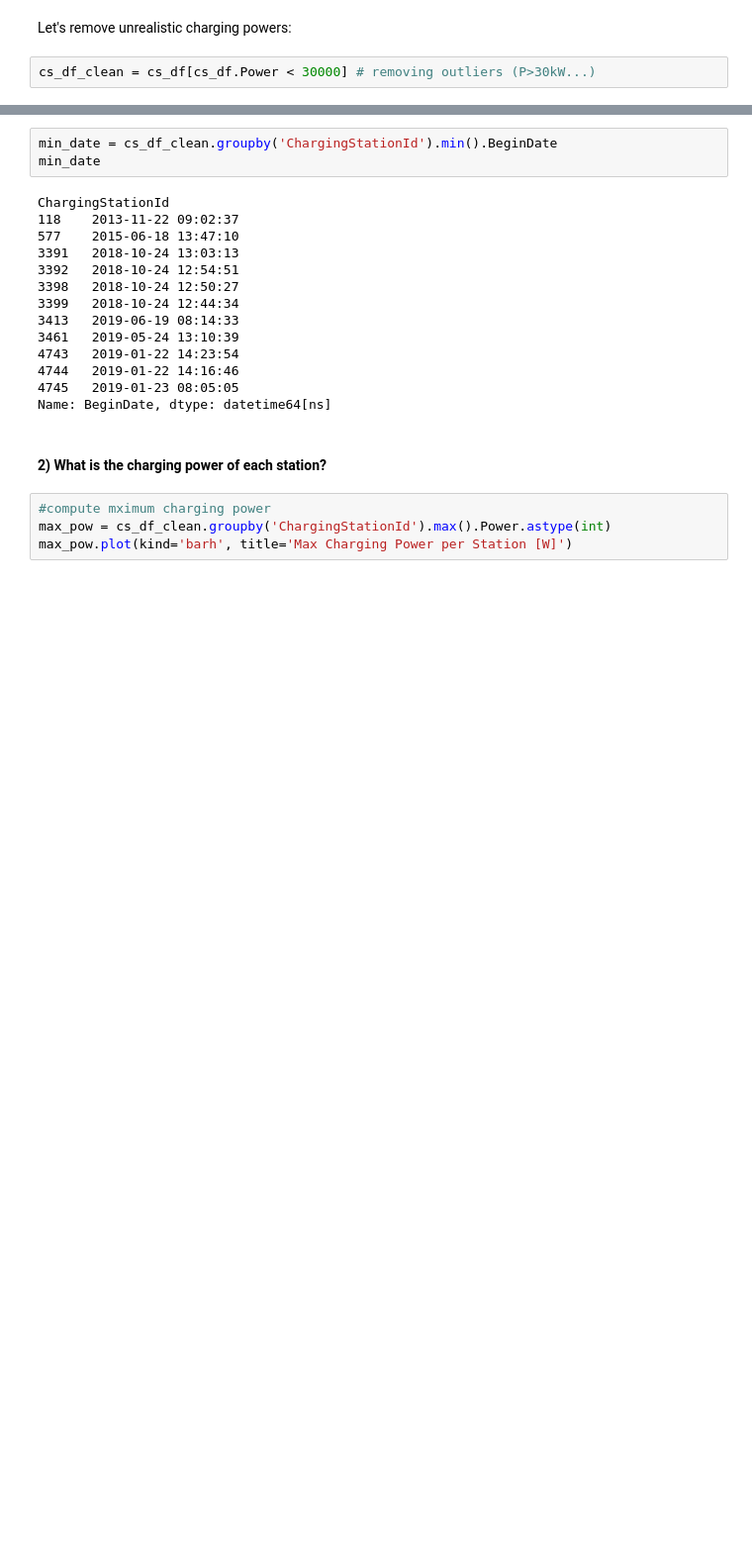
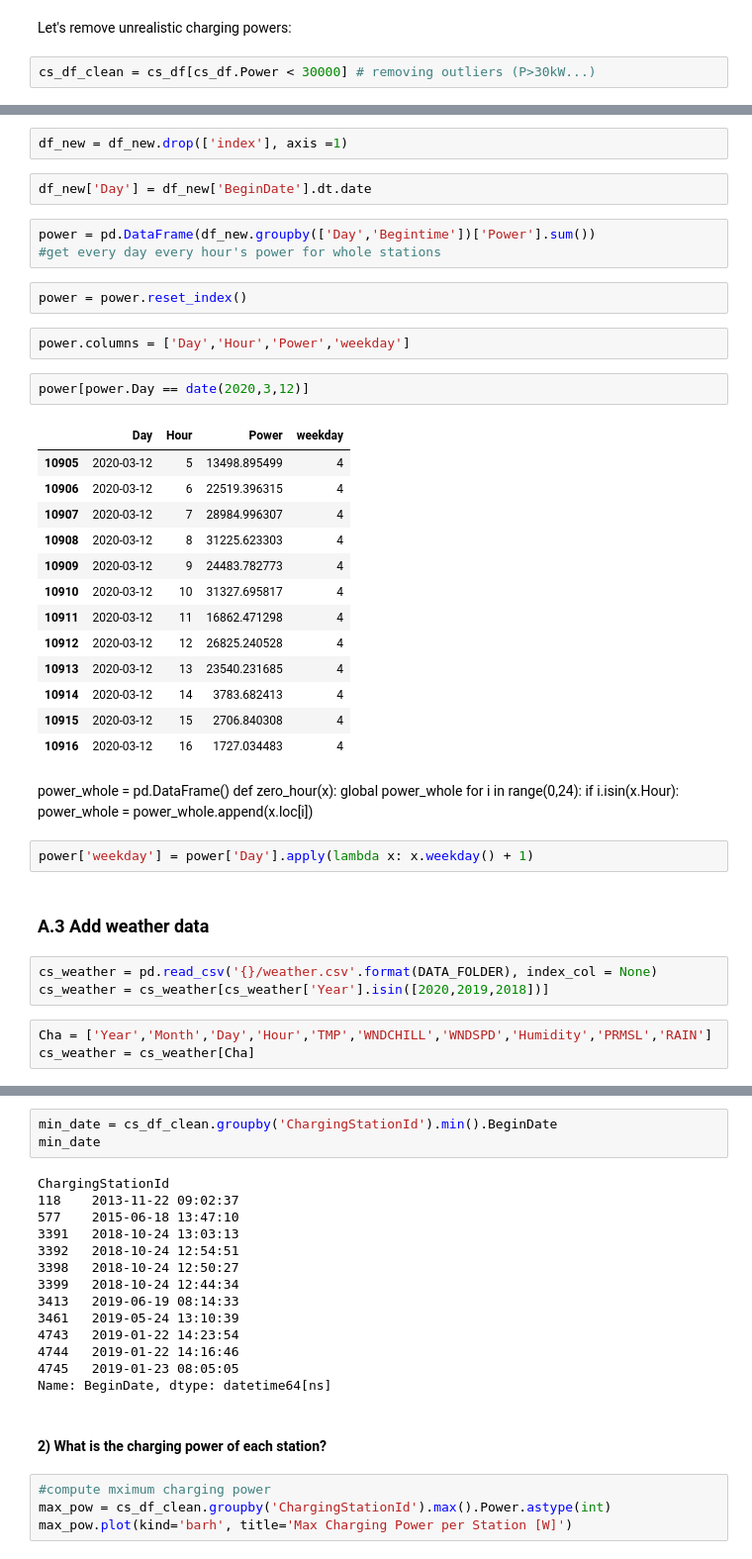
Before and after one commit to AdrienLegrain/CS_greenMotion, a Jupyter notebook: CS_greenMotion.ipynb, the cells around one changed output, grey strips where cells are left out. Shown at 99% size. Saved outputs shown, nothing was run; the diff lists cells and outputs as text; blank space fills up the shorter version.

```diff
--- a/CS_greenMotion.ipynb
+++ b/CS_greenMotion.ipynb
@@ -97,0 +132,44 @@ cs_df_clean.head()
+# %%
+df_new = df_new.drop(['index'], axis =1)
+# %%
+df_new['Day'] = df_new['BeginDate'].dt.date
+# %%
+power = pd.DataFrame(df_new.groupby(['Day','Begintime'])['Power'].sum())
+#get every day every hour's power for whole stations
+# %%
+power = power.reset_index()
+# %%
+power.columns = ['Day','Hour','Power','weekday']
+# %%
+power[power.Day == date(2020,3,12)]
+# %% [output]
+|  | Day | Hour | Power | weekday |
+| 10905 | 2020-03-12 | 5 | 13498.895499 | 4 |
+| 10906 | 2020-03-12 | 6 | 22519.396315 | 4 |
+| 10907 | 2020-03-12 | 7 | 28984.996307 | 4 |
+| 10908 | 2020-03-12 | 8 | 31225.623303 | 4 |
+| 10909 | 2020-03-12 | 9 | 24483.782773 | 4 |
+| 10910 | 2020-03-12 | 10 | 31327.695817 | 4 |
+| 10911 | 2020-03-12 | 11 | 16862.471298 | 4 |
+| 10912 | 2020-03-12 | 12 | 26825.240528 | 4 |
+| 10913 | 2020-03-12 | 13 | 23540.231685 | 4 |
+| 10914 | 2020-03-12 | 14 | 3783.682413 | 4 |
+| 10915 | 2020-03-12 | 15 | 2706.840308 | 4 |
+| 10916 | 2020-03-12 | 16 | 1727.034483 | 4 |
+# %% [markdown]
+power_whole = pd.DataFrame()
+def zero_hour(x):
+    global power_whole
+    for i in range(0,24):
+        if i.isin(x.Hour):
+            power_whole = power_whole.append(x.loc[i])
+# %%
+power['weekday'] = power['Day'].apply(lambda x: x.weekday() + 1)
+# %% [markdown]
+### A.3 Add weather data
+# %%
+cs_weather = pd.read_csv('{}/weather.csv'.format(DATA_FOLDER), index_col = None)
+cs_weather = cs_weather[cs_weather['Year'].isin([2020,2019,2018])]
+# %%
+Cha = ['Year','Month','Day','Hour','TMP','WNDCHILL','WNDSPD','Humidity','PRMSL','RAIN']
+cs_weather = cs_weather[Cha]
```
Also changed, not shown: parts of 56 cells of this notebook.
